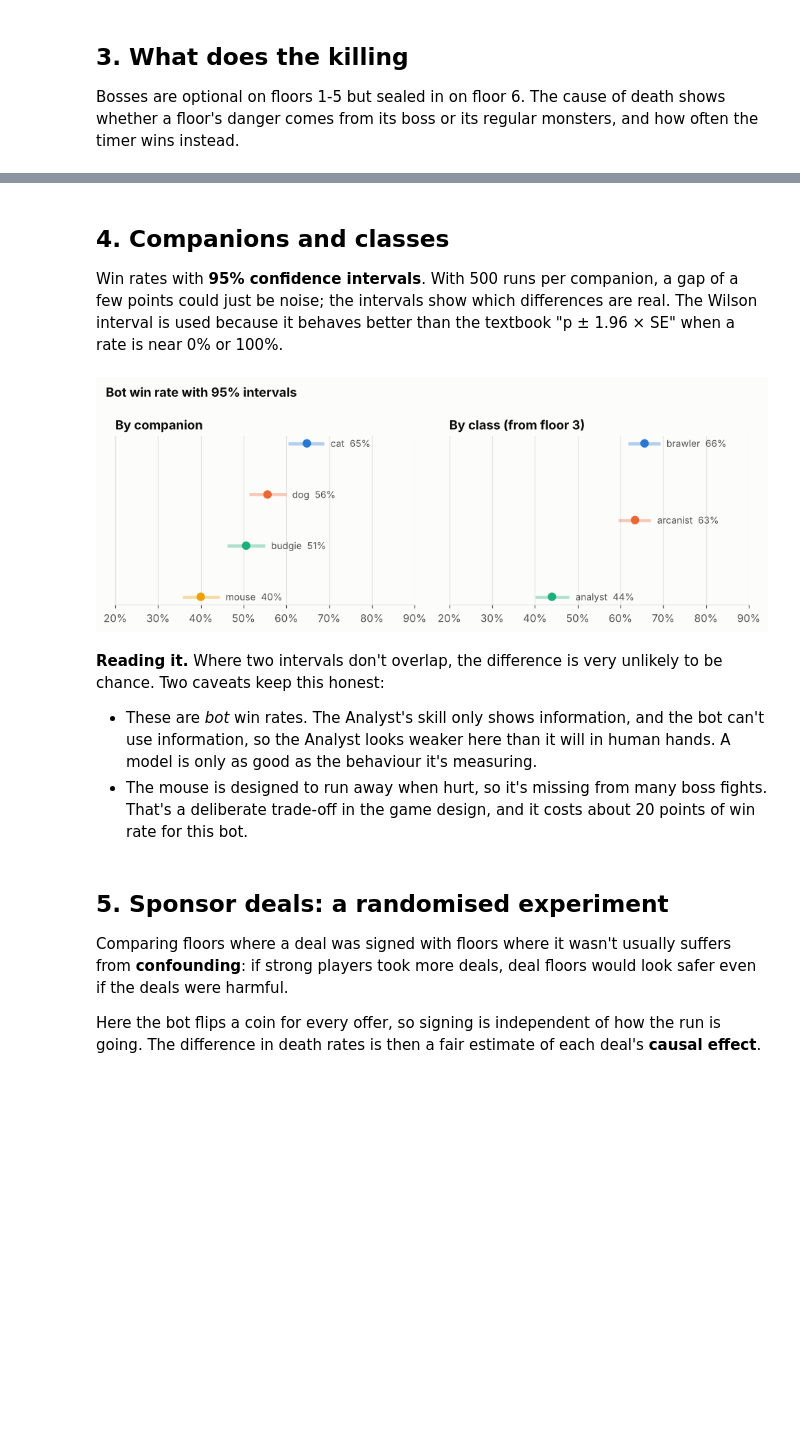
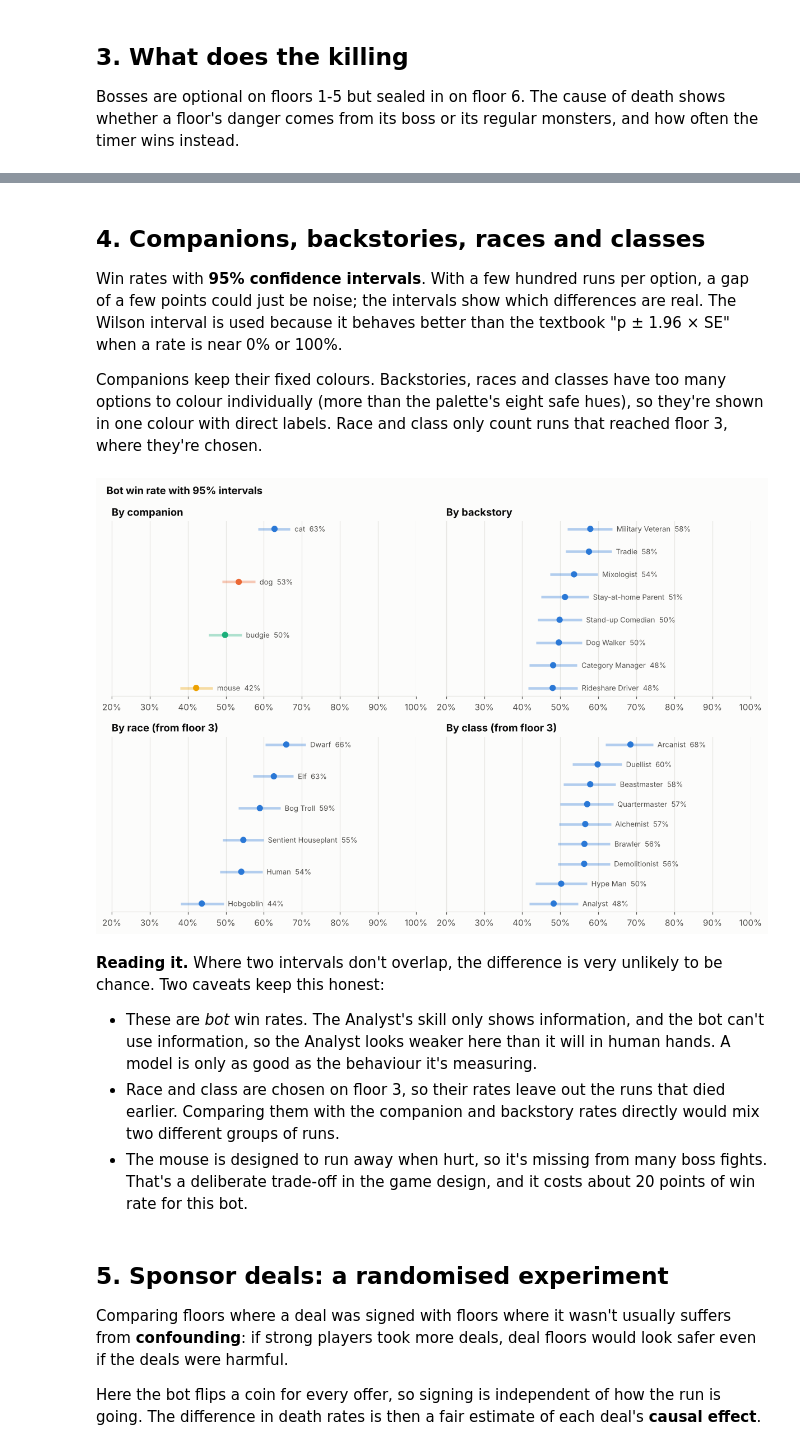
Before and after one commit to DarylHS/crawl-live, a Jupyter notebook: analysis/01_run_analysis.ipynb, the cells around one changed output, grey strips where cells are left out. Drawn from its saved outputs; the diff is of its cells as text; code cells hidden in the pictures; blank space fills up the shorter version.

```diff
--- a/analysis/01_run_analysis.ipynb
+++ b/analysis/01_run_analysis.ipynb
@@ -129,42 +129,48 @@ top.style.format({"share of that floor's deaths": "{:.0%}"}).hide(axis="index")
 # %% [markdown]
-## 4. Companions and classes
+## 4. Companions, backstories, races and classes
 
-Win rates with **95% confidence intervals**. With 500 runs per companion, a gap of a few points could just be noise; the intervals show which differences are real. The Wilson interval is used because it behaves better than the textbook "p ± 1.96 × SE" when a rate is near 0% or 100%.
+Win rates with **95% confidence intervals**. With a few hundred runs per option, a gap of a few points could just be noise; the intervals show which differences are real. The Wilson interval is used because it behaves better than the textbook "p ± 1.96 × SE" when a rate is near 0% or 100%.
+
+Companions keep their fixed colours. Backstories, races and classes have too many options to colour individually (more than the palette's eight safe hues), so they're shown in one colour with direct labels. Race and class only count runs that reached floor 3, where they're chosen.
 # %%
-def win_table(col, order):
-    g = runs.groupby(col)["outcome"].agg(won=lambda s: (s == "victory").sum(), runs="size")
-    g = g.reindex(order).dropna()
-    g["win rate"] = g["won"] / g["runs"]
-    g[["low", "high"]] = g.apply(lambda r: wilson(r["won"], r["runs"]), axis=1, result_type="expand")
-    return g
+from crawler.character import BACKSTORIES
+from crawler.classes import CLASSES, RACES
 
-fig, axes = plt.subplots(1, 2, figsize=(9, 3.4), sharex=True)
-for ax, (col, colours, title) in zip(axes, [("pet", PET_COLOURS, "By companion"),
-                                            ("cls", CLASS_COLOURS, "By class (from floor 3)")]):
-    data = runs if col == "pet" else runs[runs["cls"] != "none"]
-    g = data.groupby(col)["outcome"].agg(won=lambda s: (s == "victory").sum(), runs="size").reindex(list(colours))
+def interval_panel(ax, data, col, names, title, colours=None):
+    g = data.groupby(col)["outcome"].agg(won=lambda s: (s == "victory").sum(), runs="size")
+    g = g[g.index.isin(names)]
     g["rate"] = g["won"] / g["runs"]
+    g = g.sort_values("rate")
     lo_hi = np.array([wilson(w, n) for w, n in zip(g["won"], g["runs"])])
-    y = np.arange(len(g))[::-1]
-    ax.hlines(y, lo_hi[:, 0], lo_hi[:, 1], color=[colours[k] for k in g.index], linewidth=3, alpha=0.35)
-    ax.scatter(g["rate"], y, color=[colours[k] for k in g.index], s=50, zorder=3)
-    for yy, (k, r) in zip(y, g.iterrows()):
-        ax.annotate(f"{k}  {r['rate']:.0%}", (lo_hi[list(g.index).index(k), 1], yy), xytext=(6, 0),
-                    textcoords="offset points", va="center", color=TEXT_2, fontsize=9)
+    y = np.arange(len(g))
+    cols = [colours[k] if colours else SEQUENTIAL for k in g.index]
+    ax.hlines(y, lo_hi[:, 0], lo_hi[:, 1], color=cols, linewidth=3, alpha=0.35)
+    ax.scatter(g["rate"], y, color=cols, s=40, zorder=3)
+    for yy, (k, r), hi in zip(y, g.iterrows(), lo_hi[:, 1]):
+        ax.annotate(f"{names[k]}  {r['rate']:.0%}", (hi, yy), xytext=(5, 0), textcoords="offset points",
+                    va="center", color=TEXT_2, fontsize=8.5)
     ax.set_yticks([])
     ax.set_title(title)
     pct_axis(ax, "x")
     value_grid(ax)
-axes[0].set_xlim(0.2, 0.9)
+    ax.set_xlim(0.2, 1.0)
+
+reached3 = runs[runs["cls"] != "none"]
+fig, axes = plt.subplots(2, 2, figsize=(11, 7.5))
+interval_panel(axes[0, 0], runs, "pet", {k: k for k in PET_COLOURS}, "By companion", PET_COLOURS)
+interval_panel(axes[0, 1], runs, "backstory", {k: v["name"] for k, v in BACKSTORIES.items()}, "By backstory")
+interval_panel(axes[1, 0], reached3, "race", {k: v["name"] for k, v in RACES.items()}, "By race (from floor 3)")
+interval_panel(axes[1, 1], reached3, "cls", {k: v["name"] for k, v in CLASSES.items()}, "By class (from floor 3)")
 fig.suptitle("Bot win rate with 95% intervals", x=0.02, ha="left", fontweight="bold")
 plt.tight_layout()
 plt.show()
 # %% [output]
-[figure, old version]
+[figure, new version]
 # %% [markdown]
 **Reading it.** Where two intervals don't overlap, the difference is very unlikely to be chance. Two caveats keep this honest:
 
 - These are *bot* win rates. The Analyst's skill only shows information, and the bot can't use information, so the Analyst looks weaker here than it will in human hands. A model is only as good as the behaviour it's measuring.
+- Race and class are chosen on floor 3, so their rates leave out the runs that died earlier. Comparing them with the companion and backstory rates directly would mix two different groups of runs.
 - The mouse is designed to run away when hurt, so it's missing from many boss fights. That's a deliberate trade-off in the game design, and it costs about 20 points of win rate for this bot.
 # %% [markdown]
 ## 5. Sponsor deals: a randomised experiment
```
Also changed, not shown: parts of 7 cells of this notebook, 21 other files.
